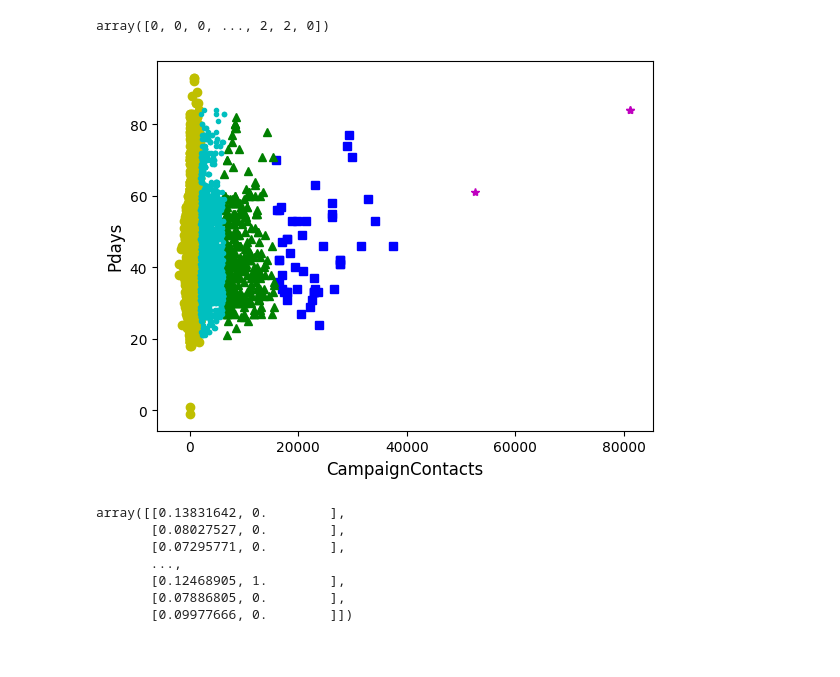
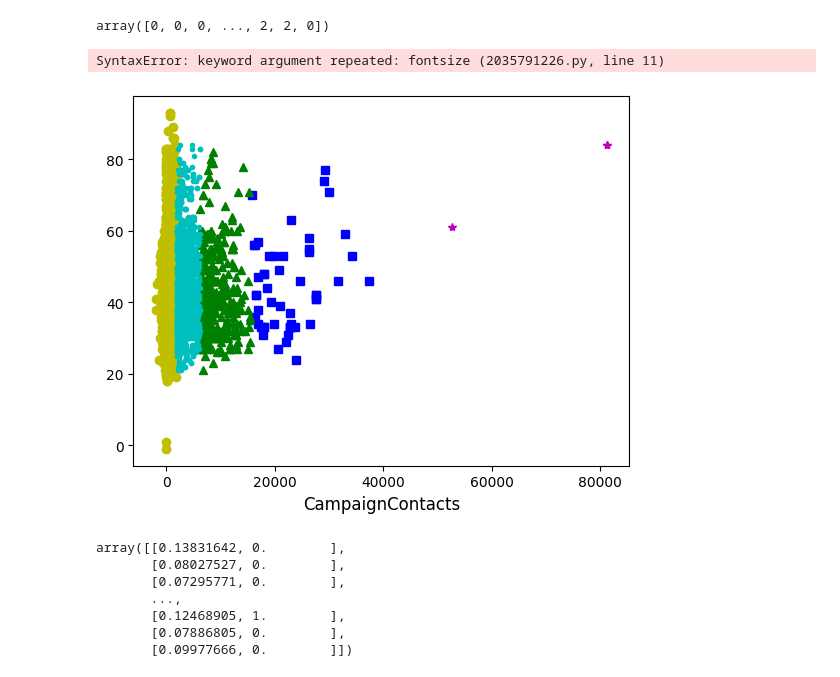
Before and after one commit to thaladikary/ml-assignment-1, a Jupyter notebook: Assignment1.ipynb, the cells around one changed output. Drawn from its saved outputs; the diff is of its cells as text; code cells hidden in the pictures.

```diff
--- a/Assignment1.ipynb
+++ b/Assignment1.ipynb
@@ -21,0 +30,3 @@ import numpy as np
+# %%
+df= pd.read_csv('Financial-Campaign-full.csv')#loads the csv file into a pandas dataframe
+df.head()
@@ -473,19 +577,19 @@ array([0, 0, 0, ..., 2, 2, 0])
 # %%
 plt.plot(X1[y_pred==0, 0], X1[y_pred==0, 1], "yo", label="Cluster 1")
 plt.plot(X1[y_pred==1, 0], X1[y_pred==1, 1], "bs", label="Cluster 2")
 plt.plot(X1[y_pred==2, 0], X1[y_pred==2, 1], "g^", label="Cluster 3")
 plt.plot(X1[y_pred==3, 0], X1[y_pred==3, 1], "m*", label="Cluster 4")
 plt.plot(X1[y_pred==4, 0], X1[y_pred==4, 1], "c.", label="Cluster 5")
 # plt.plot(X1[y_pred==5, 0], X1[y_pred==5, 1], "r>", label="Cluster 6")
 
 #plt.scatter(kmeans.cluster_centers_[:, 0], kmeans.cluster_centers_[:, 1], s=300, c='Black', marker ='o', label='Centroids')
 
-plt.xlabel("CampaignContacts", fontsize=f)
-plt.ylabel("Pdays", fontsize= )
-plt.legend(loc="upper right", fontsize=12, fancybox=True, framealpha=0.3)
+plt.xlabel("CampaignContacts", fontsize=12)
+plt.ylabel("Pdays", fontsize=12, loc="upper right", fontsize=12, fancybox=True, framealpha=0.3)
 plt.show()
 # %% [output]
+SyntaxError: keyword argument repeated: fontsize (2035791226.py, line 11)
-[figure, old version]
+[figure, new version]
 # %%
 clean_df.replace(['yes', 'no'],[1, 0], inplace=True)
 # %%
```
Also changed, not shown: parts of 13 cells of this notebook.
